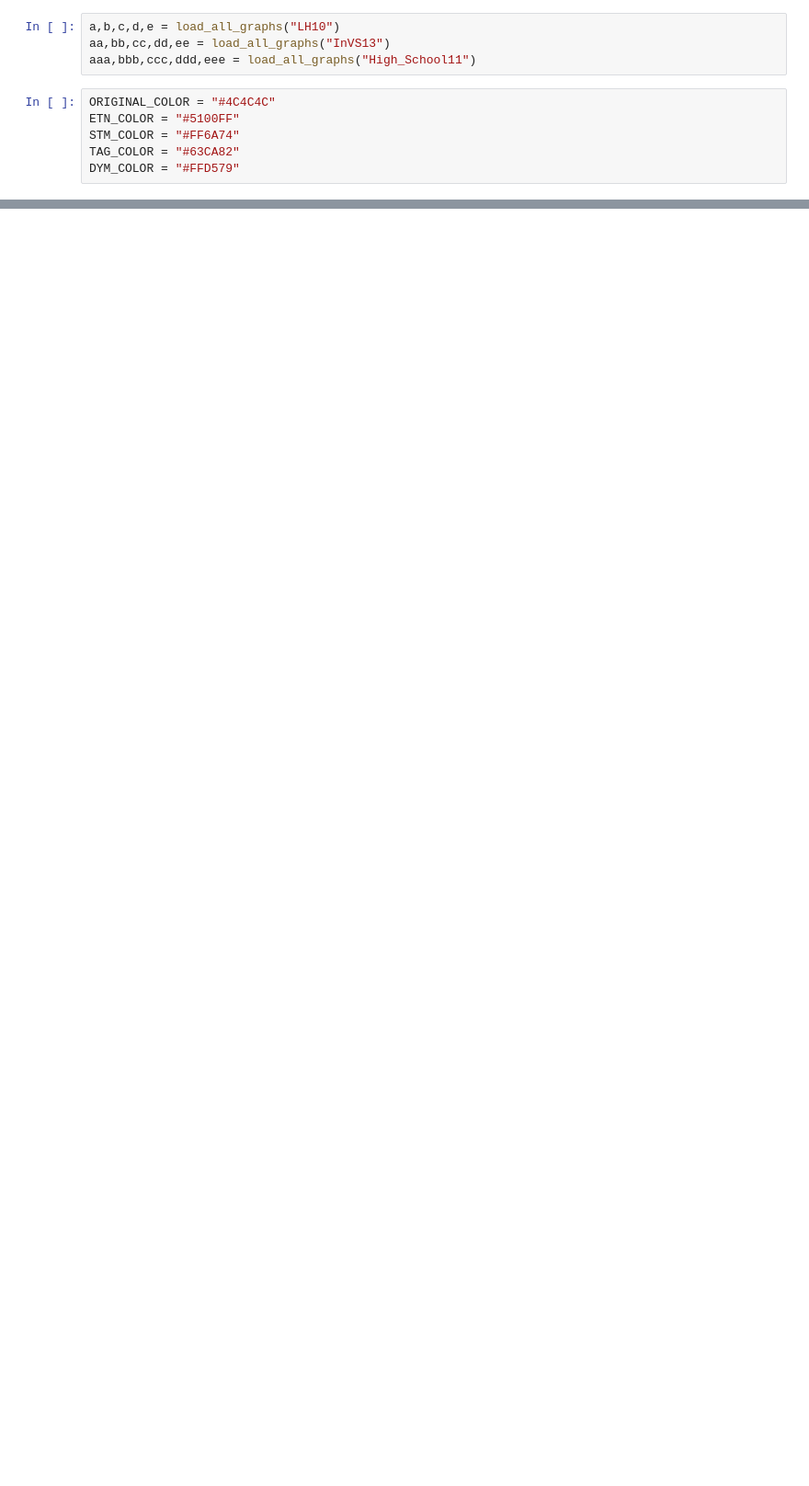
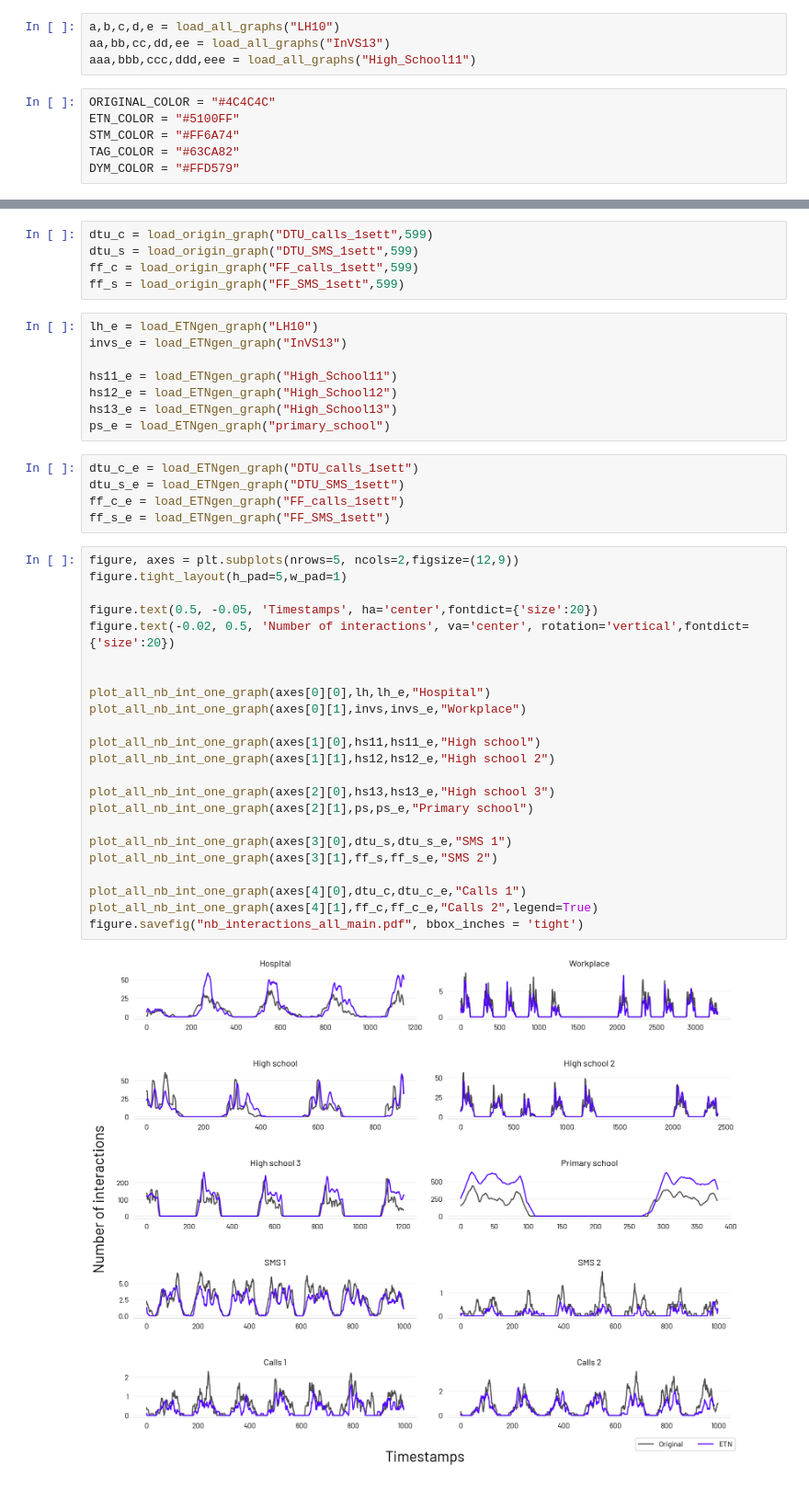
Before and after one commit to AntonioLonga/ETNgen, a Jupyter notebook: Evaluation/Number of interaction.ipynb, the cells around one changed output, grey strips where cells are left out. Shown: that part at 92% size. Drawn from its saved outputs; the diff is of its cells as text; blank space fills up the shorter version.

```diff
--- a/Evaluation/Number of interaction.ipynb
+++ b/Evaluation/Number of interaction.ipynb
@@ -196,0 +226,43 @@ figure.savefig("nb_interactions_main.pdf", bbox_inches = 'tight')
+# %%
+dtu_c = load_origin_graph("DTU_calls_1sett",599)
+dtu_s = load_origin_graph("DTU_SMS_1sett",599)
+ff_c = load_origin_graph("FF_calls_1sett",599)
+ff_s = load_origin_graph("FF_SMS_1sett",599)
+# %%
+lh_e = load_ETNgen_graph("LH10")
+invs_e = load_ETNgen_graph("InVS13")
+
+hs11_e = load_ETNgen_graph("High_School11")
+hs12_e = load_ETNgen_graph("High_School12")
+hs13_e = load_ETNgen_graph("High_School13")
+ps_e = load_ETNgen_graph("primary_school")
+# %%
+dtu_c_e = load_ETNgen_graph("DTU_calls_1sett")
+dtu_s_e = load_ETNgen_graph("DTU_SMS_1sett")
+ff_c_e = load_ETNgen_graph("FF_calls_1sett")
+ff_s_e = load_ETNgen_graph("FF_SMS_1sett")
+# %%
+figure, axes = plt.subplots(nrows=5, ncols=2,figsize=(12,9))
+figure.tight_layout(h_pad=5,w_pad=1)
+
+figure.text(0.5, -0.05, 'Timestamps', ha='center',fontdict={'size':20})
+figure.text(-0.02, 0.5, 'Number of interactions', va='center', rotation='vertical',fontdict={'size':20})
+
+
+plot_all_nb_int_one_graph(axes[0][0],lh,lh_e,"Hospital")
+plot_all_nb_int_one_graph(axes[0][1],invs,invs_e,"Workplace")
+
+plot_all_nb_int_one_graph(axes[1][0],hs11,hs11_e,"High school")
+plot_all_nb_int_one_graph(axes[1][1],hs12,hs12_e,"High school 2")
+
+plot_all_nb_int_one_graph(axes[2][0],hs13,hs13_e,"High school 3")
+plot_all_nb_int_one_graph(axes[2][1],ps,ps_e,"Primary school")
+
+plot_all_nb_int_one_graph(axes[3][0],dtu_s,dtu_s_e,"SMS 1")
+plot_all_nb_int_one_graph(axes[3][1],ff_s,ff_s_e,"SMS 2")
+
+plot_all_nb_int_one_graph(axes[4][0],dtu_c,dtu_c_e,"Calls 1")
+plot_all_nb_int_one_graph(axes[4][1],ff_c,ff_c_e,"Calls 2",legend=True)
+figure.savefig("nb_interactions_all_main.pdf", bbox_inches = 'tight')
+# %% [output]
+[figure, added]
```
Also changed, not shown: parts of 6 cells of this notebook, 1 other file.
